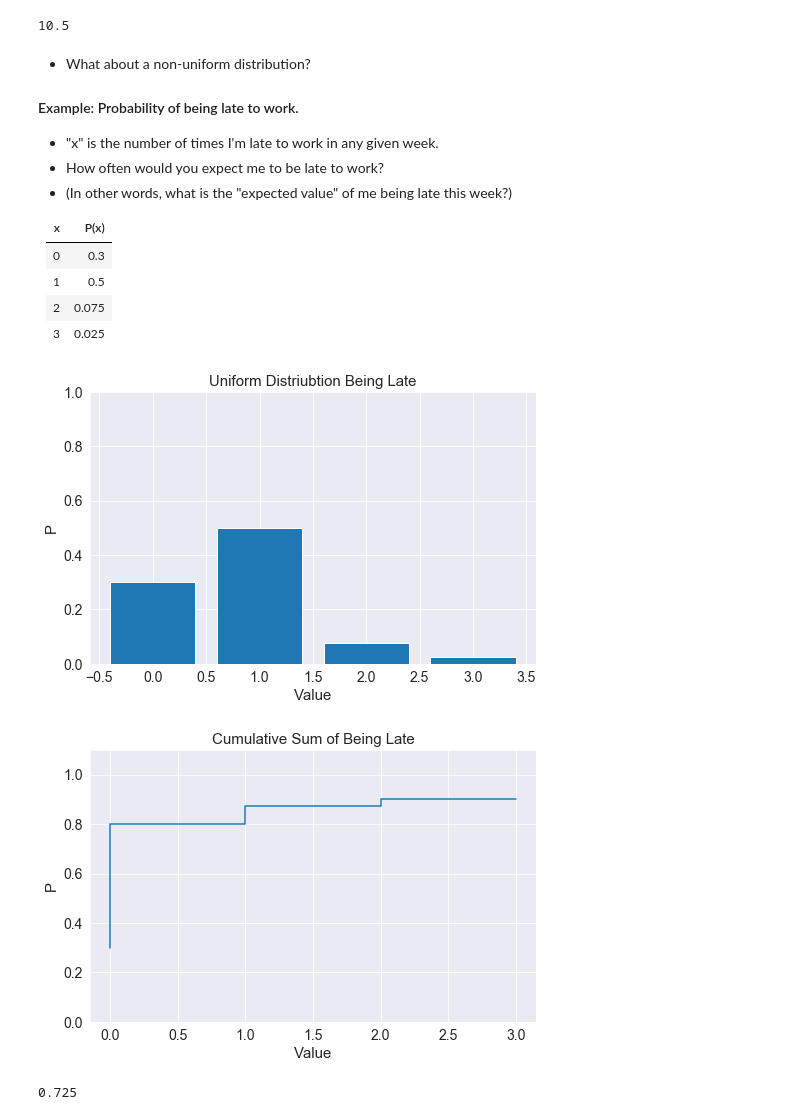
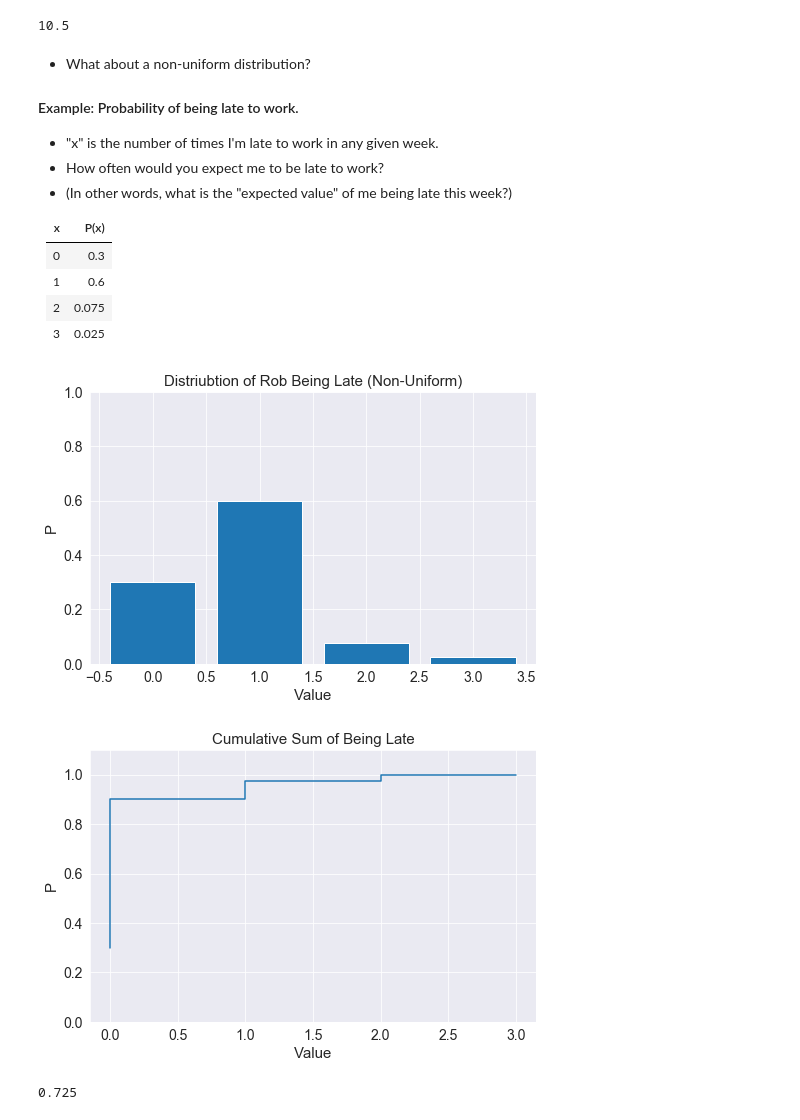
Before and after one commit to robertmanriquez/webinars_old, a Jupyter notebook: Distributions Webinar.ipynb, the cells around one changed output. Drawn from its saved outputs; the diff is of its cells as text; code cells hidden in the pictures.

```diff
--- a/Distributions Webinar.ipynb
+++ b/Distributions Webinar.ipynb
@@ -114,20 +115,26 @@ print(EV_d20)
 | x | P(x) |
 |---|------|
 | 0 | 0.3  |
-| 1 | 0.5  |
+| 1 | 0.6  |
 | 2 | 0.075  |
 | 3 | 0.025 |
 # %%
 late_values = [0, 1, 2, 3]
-p_late      = [0.3, 0.5, 0.075, 0.025]
+p_late      = [0.3, 0.6, 0.075, 0.025]
 
-plot_uniform_distr(late_values, p_late, 'Being Late')
+plt.figure(figsize = (8,5))
+plt.bar(late_values, p_late)
+plt.title("Distriubtion of Rob Being Late (Non-Uniform)", fontsize = 15)
+plt.ylabel("P", fontsize = 15)
+plt.xlabel("Value", fontsize = 15)
+plt.ylim(top = 1.0)
+plt.show();
 # %% [output]
-[figure, old version]
+[figure, new version]
 # %%
 plot_cumsum_uniform_distr(late_values, p_late, 'Being Late')
 # %% [output]
-[figure, old version]
+[figure, new version]
 # %%
 EV_late = (0 * 0.3) + (1 * 0.5) + (2 * 0.075) + (3 * 0.025)
 print(round(EV_late, 3))
```
Also changed, not shown: parts of 13 cells of this notebook.
